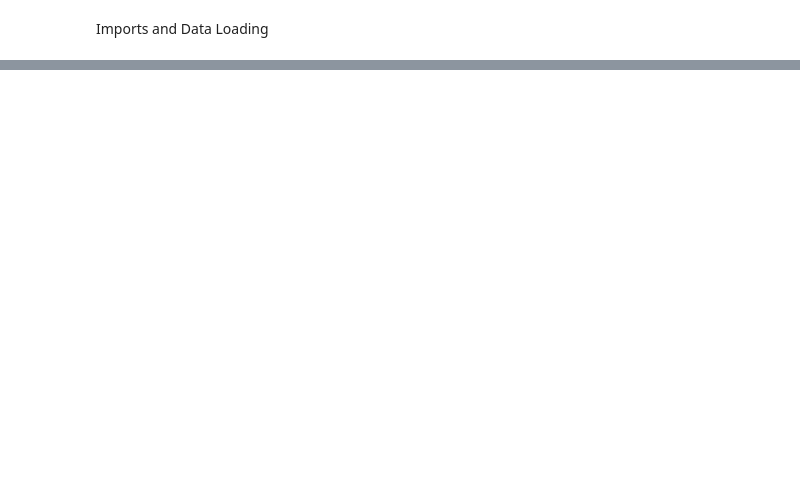
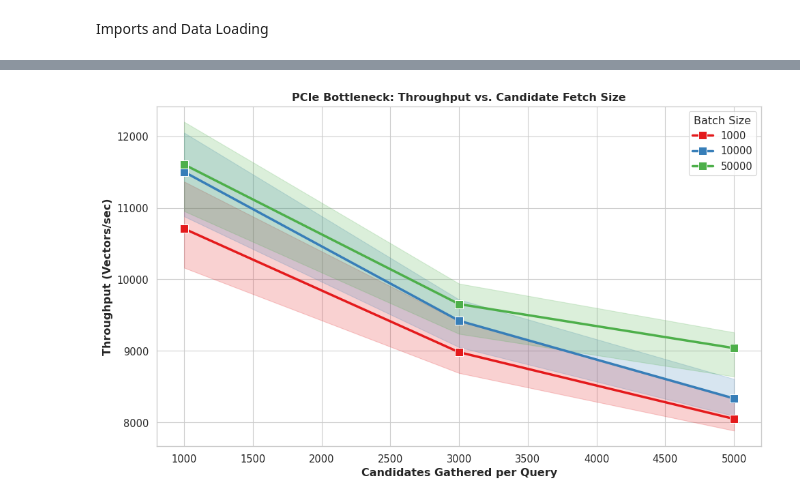
Before and after one commit to NavzarZar/bep_project, a Jupyter notebook: notebooks/analysis.ipynb, the cells around one changed output, grey strips where cells are left out. Cells and saved outputs as stored; diff of their text form; code cells hidden in the pictures; blank space fills up the shorter version.

```diff
--- a/notebooks/analysis.ipynb
+++ b/notebooks/analysis.ipynb
@@ -206,0 +235,27 @@ plt.show()
+# %%
+# --- REDESIGNED PLOT 3: PCIe TRANSFER BOTTLENECK ---
+# Filter for SIFT, with seed, to look purely at candidate transfer speeds
+cand_df = df[(df['dataset_clean'] == 'SIFT (128D)') &
+             (df['type'] == 'Hybrid CPU-GPU') &
+             (df['seed_size'] == 200000)].copy()
+
+cand_df['candidates_per_query'] = pd.to_numeric(cand_df['candidates_per_query'])
+cand_df['batch_size'] = pd.Categorical(cand_df['batch_size'])
+
+fig, ax = plt.subplots(figsize=(10, 6))
+
+sns.lineplot(
+    data=cand_df, x='candidates_per_query', y='throughput_vec_sec',
+    hue='batch_size', marker='s', linewidth=2.5, markersize=8, palette='Set1', ax=ax
+)
+
+ax.set_title('PCIe Bottleneck: Throughput vs. Candidate Fetch Size', fontweight='bold')
+ax.set_xlabel('Candidates Gathered per Query', fontweight='bold')
+ax.set_ylabel('Throughput (Vectors/sec)', fontweight='bold')
+ax.legend(title='Batch Size', loc='upper right')
+
+plt.tight_layout()
+plt.savefig('pcie_bottleneck_clean.png')
+plt.show()
+# %% [output]
+[figure, added]
```
Also changed, not shown: parts of 16 cells of this notebook, 5 other files.
